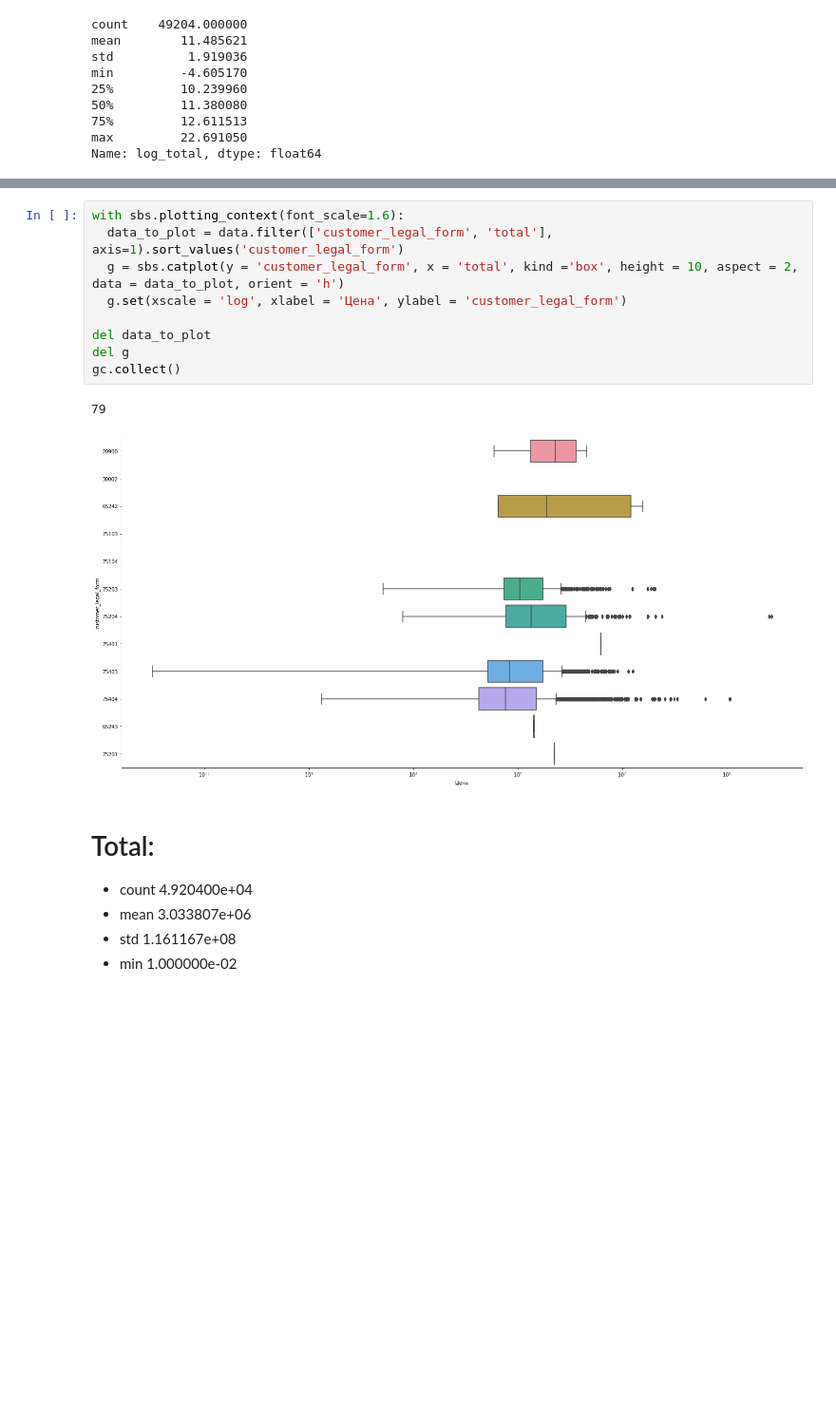
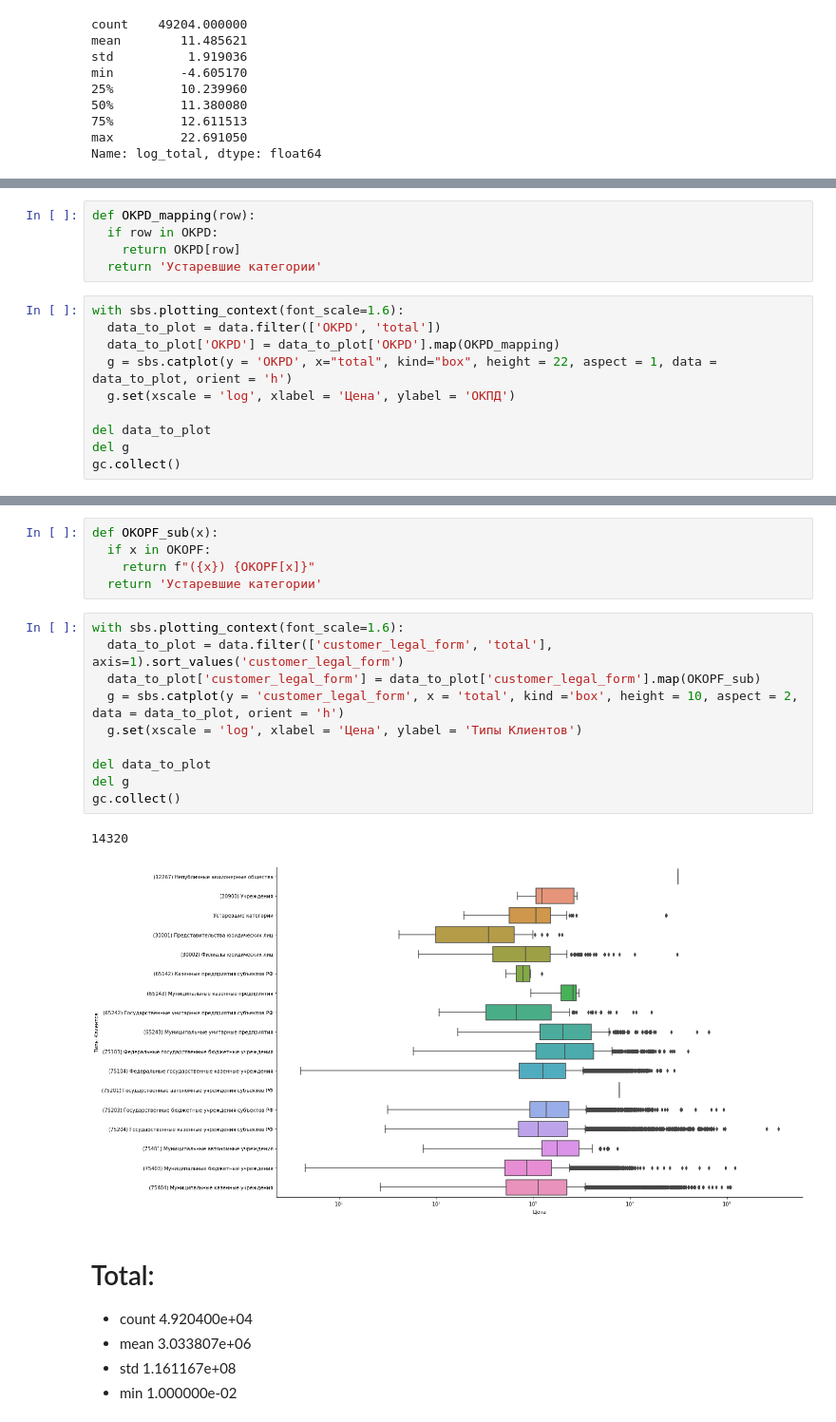
Before and after one commit to danil99152/prediction-of-government-tenders, a Jupyter notebook: total_auction_prediction.ipynb, the cells around one changed output, grey strips where cells are left out. Shown at 95% size. Cells and saved outputs as stored; diff of their text form; blank space fills up the shorter version.

```diff
--- a/total_auction_prediction.ipynb
+++ b/total_auction_prediction.ipynb
@@ -235,0 +330,15 @@ gc.collect()
+# %%
+def OKPD_mapping(row):
+  if row in OKPD:
+    return OKPD[row]
+  return 'Устаревшие категории'
+# %%
+with sbs.plotting_context(font_scale=1.6):
+  data_to_plot = data.filter(['OKPD', 'total'])
+  data_to_plot['OKPD'] = data_to_plot['OKPD'].map(OKPD_mapping)
+  g = sbs.catplot(y = 'OKPD', x="total", kind="box", height = 22, aspect = 1, data = data_to_plot, orient = 'h')
+  g.set(xscale = 'log', xlabel = 'Цена', ylabel = 'ОКПД')
+
+del data_to_plot
+del g
+gc.collect()
@@ -240,15 +478,21 @@ len(data['customer_legal_form'].unique())
+# %%
+def OKOPF_sub(x):
+  if x in OKOPF:
+    return f"({x}) {OKOPF[x]}"
+  return 'Устаревшие категории'
 # %%
 with sbs.plotting_context(font_scale=1.6):
   data_to_plot = data.filter(['customer_legal_form', 'total'], axis=1).sort_values('customer_legal_form')
+  data_to_plot['customer_legal_form'] = data_to_plot['customer_legal_form'].map(OKOPF_sub)
   g = sbs.catplot(y = 'customer_legal_form', x = 'total', kind ='box', height = 10, aspect = 2, data = data_to_plot, orient = 'h')
-  g.set(xscale = 'log', xlabel = 'Цена', ylabel = 'customer_legal_form')
+  g.set(xscale = 'log', xlabel = 'Цена', ylabel = 'Типы Клиентов')
 
 del data_to_plot
 del g
 gc.collect()
 # %% [output]
-79
+14320
-[figure, old version]
+[figure, new version]
 # %% [markdown]
 # Total:
 * count    4.920400e+04
```
Also changed, not shown: parts of 21 cells of this notebook.
